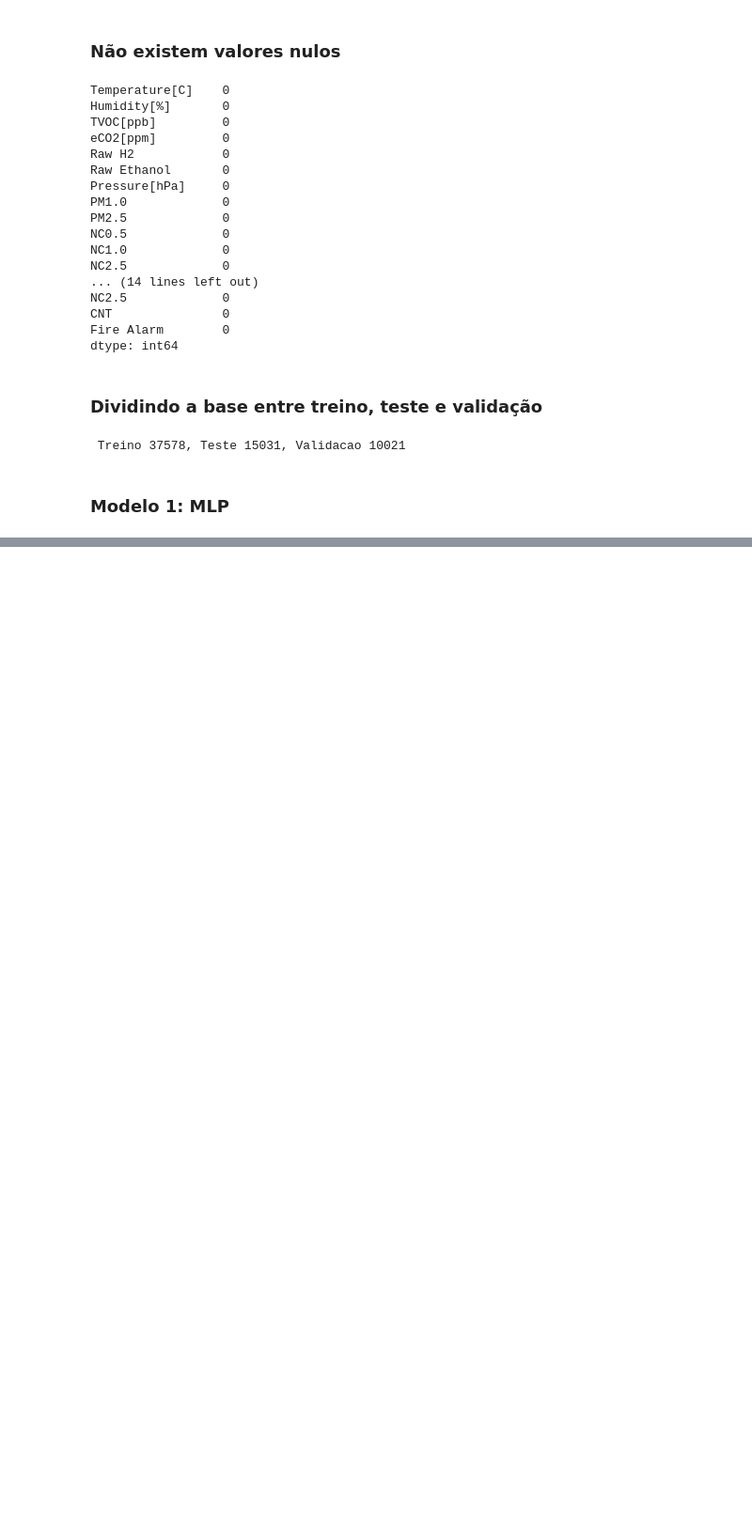
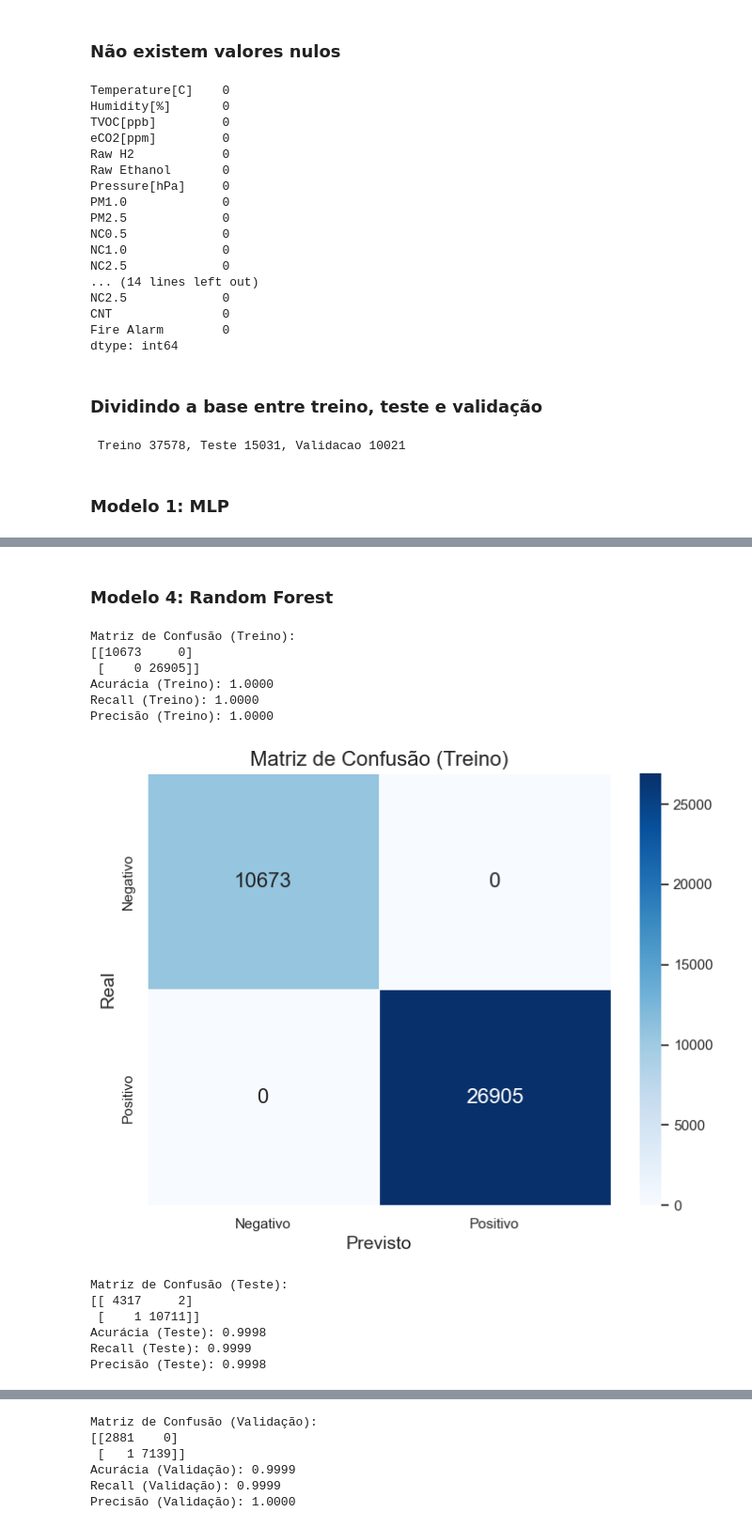
Before and after one commit to da-ferreira/prova-final-data-science, a Jupyter notebook: smoke_detection/main.ipynb, the cells around one changed output, grey strips where cells are left out. Shown at 94% size. Cells and saved outputs as stored; diff of their text form; code cells hidden in the pictures; blank space fills up the shorter version.

```diff
--- a/smoke_detection/main.ipynb
+++ b/smoke_detection/main.ipynb
@@ -195,0 +375,58 @@ array([[1],
+# %% [markdown]
+### Modelo 4: Random Forest
+# %%
+sns.set()
+
+# Criar modelo Random Forest
+model_rf = RandomForestClassifier(n_estimators=100, random_state=2023)
+
+# Treinar o modelo
+model_rf.fit(X_train, y_train)
+
+# Função para avaliar o modelo e gerar métricas
+def evaluate_model_metrics(model, X, y, set_name):
+    y_pred = model.predict(X)
+    confusion = confusion_matrix(y, y_pred)
+    accuracy = accuracy_score(y, y_pred)
+    recall = recall_score(y, y_pred)
+    precision = precision_score(y, y_pred)
+
+    print(f"Matriz de Confusão ({set_name}):")
+    print(confusion)
+    print(f"Acurácia ({set_name}): {accuracy:.4f}")
+    print(f"Recall ({set_name}): {recall:.4f}")
+    print(f"Precisão ({set_name}): {precision:.4f}")
+    print("\n")
+
+    # Plotar a matriz de confusão
+    plt.figure(figsize=(8, 6))
+    sns.heatmap(confusion, annot=True, fmt="d", cmap="Blues", linewidths=.5, annot_kws={"size": 16})
+    plt.title(f'Matriz de Confusão ({set_name})', size=16)
+    plt.xlabel('Previsto', size=14)
+    plt.ylabel('Real', size=14)
+    plt.xticks([0.5, 1.5], ['Negativo', 'Positivo'])
+    plt.yticks([0.5, 1.5], ['Negativo', 'Positivo'])
+    plt.show()
+
+# Avaliação no conjunto de treinamento
+evaluate_model_metrics(model_rf, X_train, y_train, "Treino")
+
+# Avaliação no conjunto de teste
+evaluate_model_metrics(model_rf, X_test, y_test, "Teste")
+
+# Avaliação no conjunto de validação
+evaluate_model_metrics(model_rf, X_val, y_val, "Validação")
+# %% [output]
+Matriz de Confusão (Treino):
+[[10673     0]
+ [    0 26905]]
+Acurácia (Treino): 1.0000
+Recall (Treino): 1.0000
+Precisão (Treino): 1.0000
+[figure, added]
+Matriz de Confusão (Teste):
+[[ 4317     2]
+ [    1 10711]]
+Acurácia (Teste): 0.9998
+Recall (Teste): 0.9999
+Precisão (Teste): 0.9998
@@ -195,0 +434,6 @@ array([[1],
+Matriz de Confusão (Validação):
+[[2881    0]
+ [   1 7139]]
+Acurácia (Validação): 0.9999
+Recall (Validação): 0.9999
+Precisão (Validação): 1.0000
```
Also changed, not shown: parts of 17 cells of this notebook, 1 other file.
